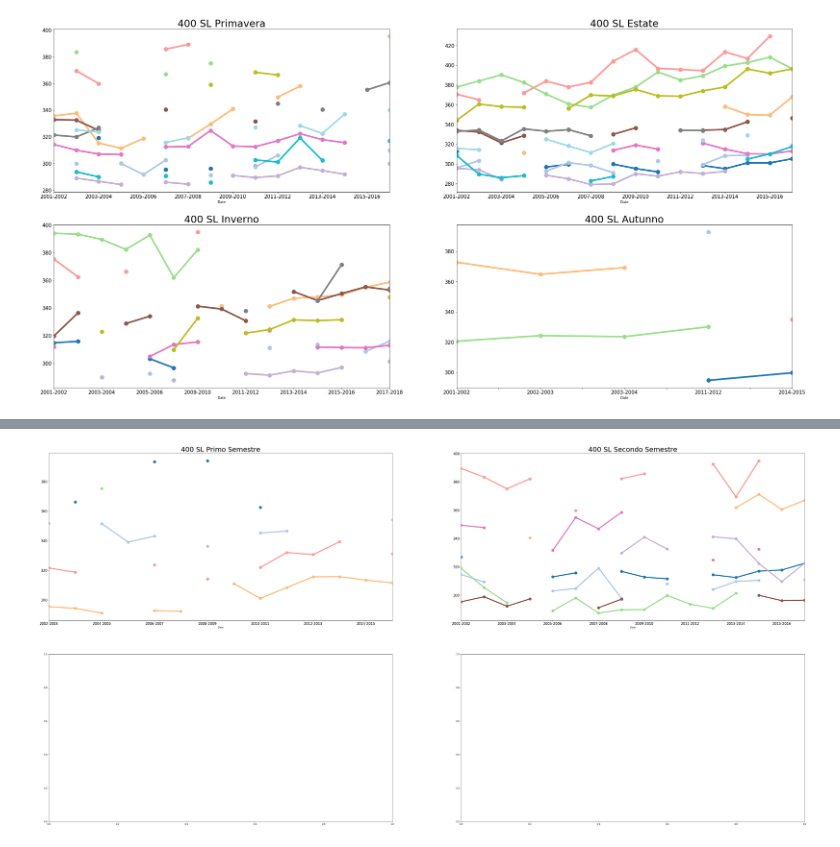
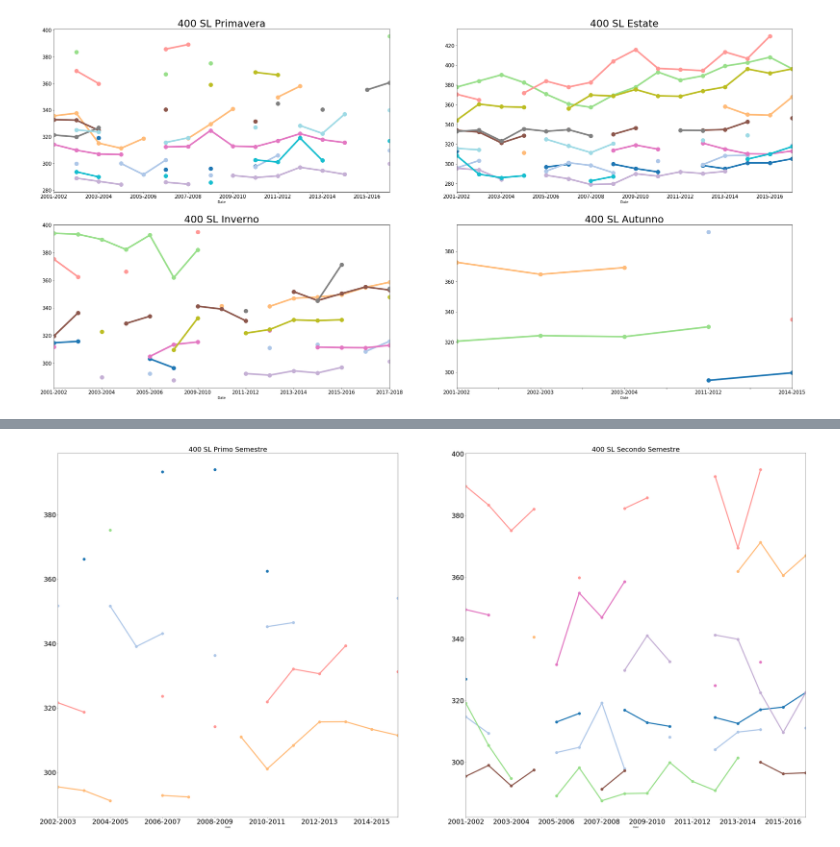
Before and after one commit to Antoniofs90/Nuotatori, a Jupyter notebook: Plotting-Copy1.ipynb, the cells around one changed output, grey strips where cells are left out. Cells and saved outputs as stored; diff of their text form; code cells hidden in the pictures.

```diff
--- a/Plotting-Copy1.ipynb
+++ b/Plotting-Copy1.ipynb
@@ -383,11 +372,11 @@ def select_semester_of_year(i,s):
     if s==6:
         for j in i.times_date:
             date = datetime.strptime(j[1], "%d/%m/%Y")
-            if date.month >= 10 and date.month >= 12:
+            if date.month >= 10 and date.month <=3 :
                 nomef.append(i.name)
                 datef.append(str(Swimmer.get_partecipation_year(str_to_date(j))))
                 tempif.append(str_to_time(j))
-            if date.month >= 1 and date.month <= 3:
+            if date.month >= 4 and date.month <= 9:
                 nomes.append(i.name)
                 dates.append(str(Swimmer.get_partecipation_year(str_to_date(j))))
                 tempis.append(str_to_time(j))
@@ -474,39 +445,39 @@ if nsemestri==4:
 # %%
 # Plottiamo i dati dei nuotatori in base alle Stagioni dell'anno
 if nsemestri == 4:
     fig, axes = plt.subplots(nrows=2, ncols=2, figsize = (40,20))
 
-    Nuotatori_primo_quadrimestre_pivot.plot(ax=axes[0,0],marker= 'o',markersize=12,linestyle='-',linewidth=5, fontsize=15, color=colors, legend=False)
+    Nuotatori_primo_quadrimestre_pivot.plot(ax=axes[0,0],marker= 'o',markersize=12,linestyle='-',linewidth=5, fontsize=30, color=colors, legend=False)
     axes[0,0].set_title(S[Stile]+" Primo Quadrimestre",fontsize=30)
 
-    Nuotatori_secondo_quadrimestre_pivot.plot(ax=axes[0,1],marker= 'o', markersize=12,linestyle='-',linewidth=5, fontsize=15, color=colors, legend=False)
+    Nuotatori_secondo_quadrimestre_pivot.plot(ax=axes[0,1],marker= 'o', markersize=12,linestyle='-',linewidth=5, fontsize=30, color=colors, legend=False)
     axes[0,1].set_title(S[Stile]+" Secondo Quadrimestre",fontsize=30)
 
-    Nuotatori_terzo_quadrimestre_pivot.plot(ax=axes[1,0],marker= 'o',markersize=12,linestyle='-',linewidth=5, fontsize=15, color=colors, legend=False)
+    Nuotatori_terzo_quadrimestre_pivot.plot(ax=axes[1,0],marker= 'o',markersize=12,linestyle='-',linewidth=5, fontsize=30, color=colors, legend=False)
     axes[1,0].set_title(S[Stile]+" Terzo Quadrimestre",fontsize=30)
 
-    Nuotatori_quarto_quadrimestre_pivot.plot(ax=axes[1,1],marker= 'o',markersize=12,linestyle='-',linewidth=5, fontsize=15, color=colors, legend=False)
+    Nuotatori_quarto_quadrimestre_pivot.plot(ax=axes[1,1],marker= 'o',markersize=12,linestyle='-',linewidth=5, fontsize=30, color=colors, legend=False)
     axes[1,1].set_title(S[Stile]+" Quarto Quadrimestre",fontsize=30)
 
 if nsemestri == 6:
-    fig, axes = plt.subplots(nrows=2, ncols=2, figsize = (60,30))
+    fig, axes = plt.subplots(nrows=1, ncols=2, figsize = (60,30))
 
-    Nuotatori_primo_quadrimestre_pivot.plot(ax=axes[0,0],marker= 'o',markersize=12,linestyle='-',linewidth=5, fontsize=15, color=colors, legend=False)
-    axes[0,0].set_title(S[Stile]+" Primo Semestre",fontsize=30)
+    Nuotatori_primo_quadrimestre_pivot.plot(ax=axes[0],marker= 'o',markersize=12,linestyle='-',linewidth=5, fontsize=30, color=colors, legend=False)
+    axes[0].set_title(S[Stile]+" Primo Semestre",fontsize=30)
 
-    Nuotatori_secondo_quadrimestre_pivot.plot(ax=axes[0,1],marker= 'o', markersize=12,linestyle='-',linewidth=5, fontsize=15, color=colors, legend=False)
-    axes[0,1].set_title(S[Stile]+" Secondo Semestre",fontsize=30)
+    Nuotatori_secondo_quadrimestre_pivot.plot(ax=axes[1],marker= 'o', markersize=12,linestyle='-',linewidth=5, fontsize=30, color=colors, legend=False)
+    axes[1].set_title(S[Stile]+" Secondo Semestre",fontsize=30)
 
 if nsemestri == 3:
     fig, axes = plt.subplots(nrows=2, ncols=2, figsize = (40,20))
 
-    Nuotatori_primo_quadrimestre_pivot.plot(ax=axes[0,0],marker= 'o',markersize=12,linestyle='-',linewidth=5, fontsize=15, color=colors, legend=False)
+    Nuotatori_primo_quadrimestre_pivot.plot(ax=axes[0,0],marker= 'o',markersize=12,linestyle='-',linewidth=5, fontsize=30, color=colors, legend=False)
     axes[0,0].set_title(S[Stile]+" Primo Trimestre",fontsize=30)
 
-    Nuotatori_secondo_quadrimestre_pivot.plot(ax=axes[0,1],marker= 'o', markersize=12,linestyle='-',linewidth=5, fontsize=15, color=colors, legend=False)
+    Nuotatori_secondo_quadrimestre_pivot.plot(ax=axes[0,1],marker= 'o', markersize=12,linestyle='-',linewidth=5, fontsize=30, color=colors, legend=False)
     axes[0,1].set_title(S[Stile]+" Secondo Trimestre",fontsize=30)
 
-    Nuotatori_terzo_quadrimestre_pivot.plot(ax=axes[1,0],marker= 'o',markersize=12,linestyle='-',linewidth=5, fontsize=15, color=colors, legend=False)
+    Nuotatori_terzo_quadrimestre_pivot.plot(ax=axes[1,0],marker= 'o',markersize=12,linestyle='-',linewidth=5, fontsize=30, color=colors, legend=False)
     axes[1,0].set_title(S[Stile]+" Terzo Trimestre",fontsize=30)
 # %% [output]
-[figure, old version]
+[figure, new version]
```
Also changed, not shown: parts of 4 cells of this notebook.
